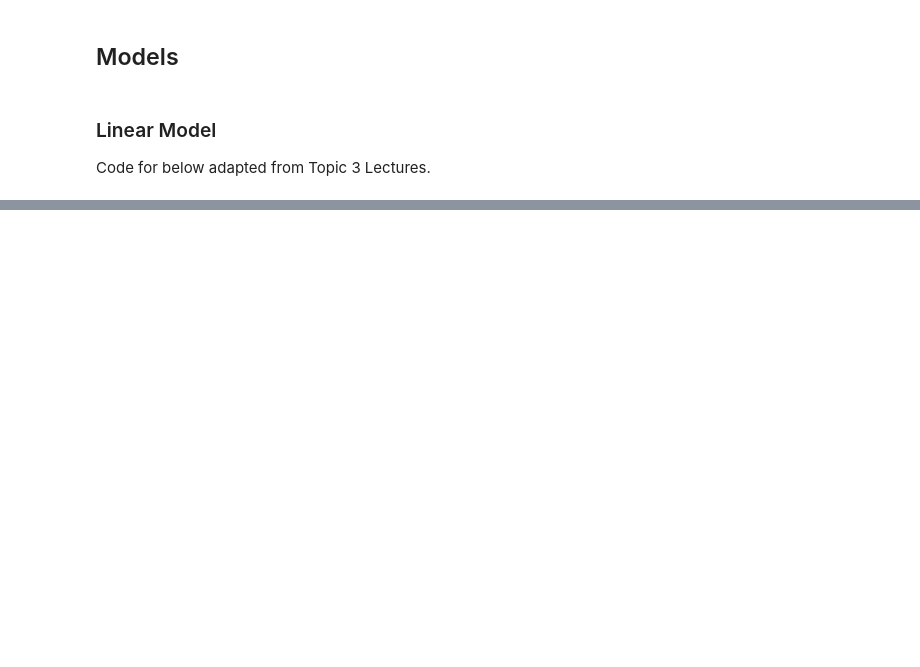
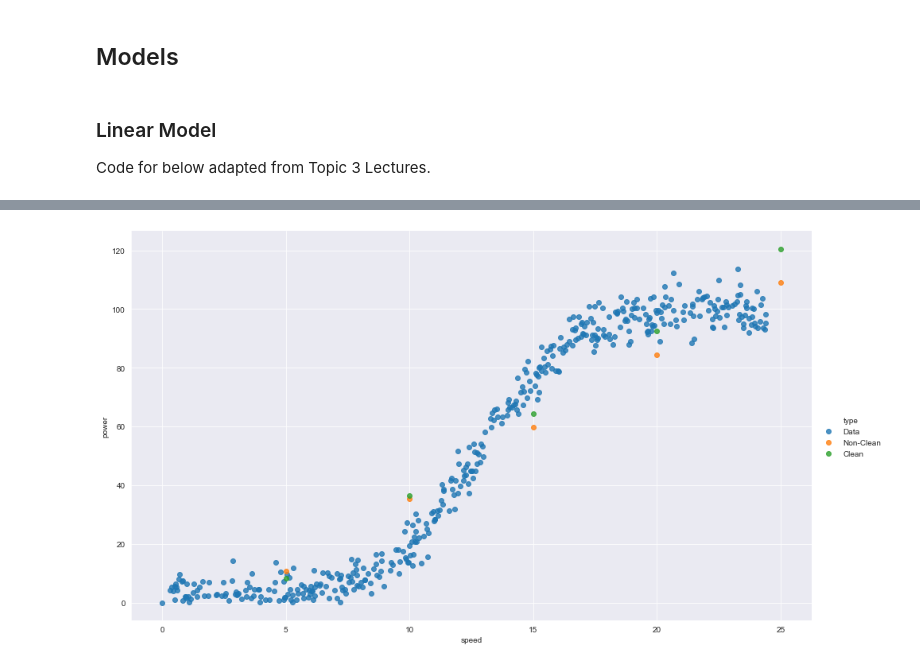
Before and after one commit to Dowline1/MLS-Project-2020, a Jupyter notebook: MLS-Project-2020.ipynb, the cells around one changed output, grey strips where cells are left out. Cells and saved outputs as stored; diff of their text form; code cells hidden in the pictures; blank space fills up the shorter version.

```diff
--- a/MLS-Project-2020.ipynb
+++ b/MLS-Project-2020.ipynb
@@ -74,0 +115,3 @@ p
+# %%
+def nc_linear_predict(nc_x):
+    return nc_linear_model(nc_x, nc_p)
@@ -74,0 +124,10 @@ p
+# %%
+c_x = clean_data["speed"].to_numpy()
+c_y = clean_data["power"].to_numpy()
+
+c_x = c_x.reshape(-1, 1)
+
+model = lin.LinearRegression()
+model.fit(c_x, c_y)
+c_r = model.score(c_x, c_y)
+c_p = [model.intercept_, model.coef_[0]]
@@ -83,0 +144,6 @@ linear_predict(23.0)
+# %%
+def c_linear_model(c_x, c_p):
+    return c_p[0] + c_x * c_p[1]
+# %%
+def c_linear_predict(c_x):
+    return c_linear_model(c_x, c_p)
@@ -83,0 +158,29 @@ linear_predict(23.0)
+# %%
+sns.set_style("darkgrid")
+
+# Dataframe to house Data & Predictions
+comparison = clean_data
+comparison['type'] = 'Data'
+
+# Counter for While Loop
+counter = 5
+
+# Make 5 Predictions Using Non-Clean Data Trained Model
+while counter < 26:
+    d = {'speed':[counter], 'power':[nc_linear_predict(counter)], 'type':['Non-Clean']}
+    comparison = comparison.append(pd.DataFrame(data=d))
+    counter += 5
+
+# Reset Counter
+counter = 5
+
+# Make 5 Predictions Using Cleaned Data Trained Model
+while counter < 26:
+    d = {'speed':[counter], 'power':[c_linear_predict(counter)], 'type':['Clean']}
+    comparison = comparison.append(pd.DataFrame(data=d))
+    counter += 5
+
+# Plot all data together
+sns.lmplot(x="speed", y="power", data=comparison, hue="type", height=7.5, aspect=1.7, fit_reg=False);
+# %% [output]
+[figure, added]
```
Also changed, not shown: parts of 27 cells of this notebook.
